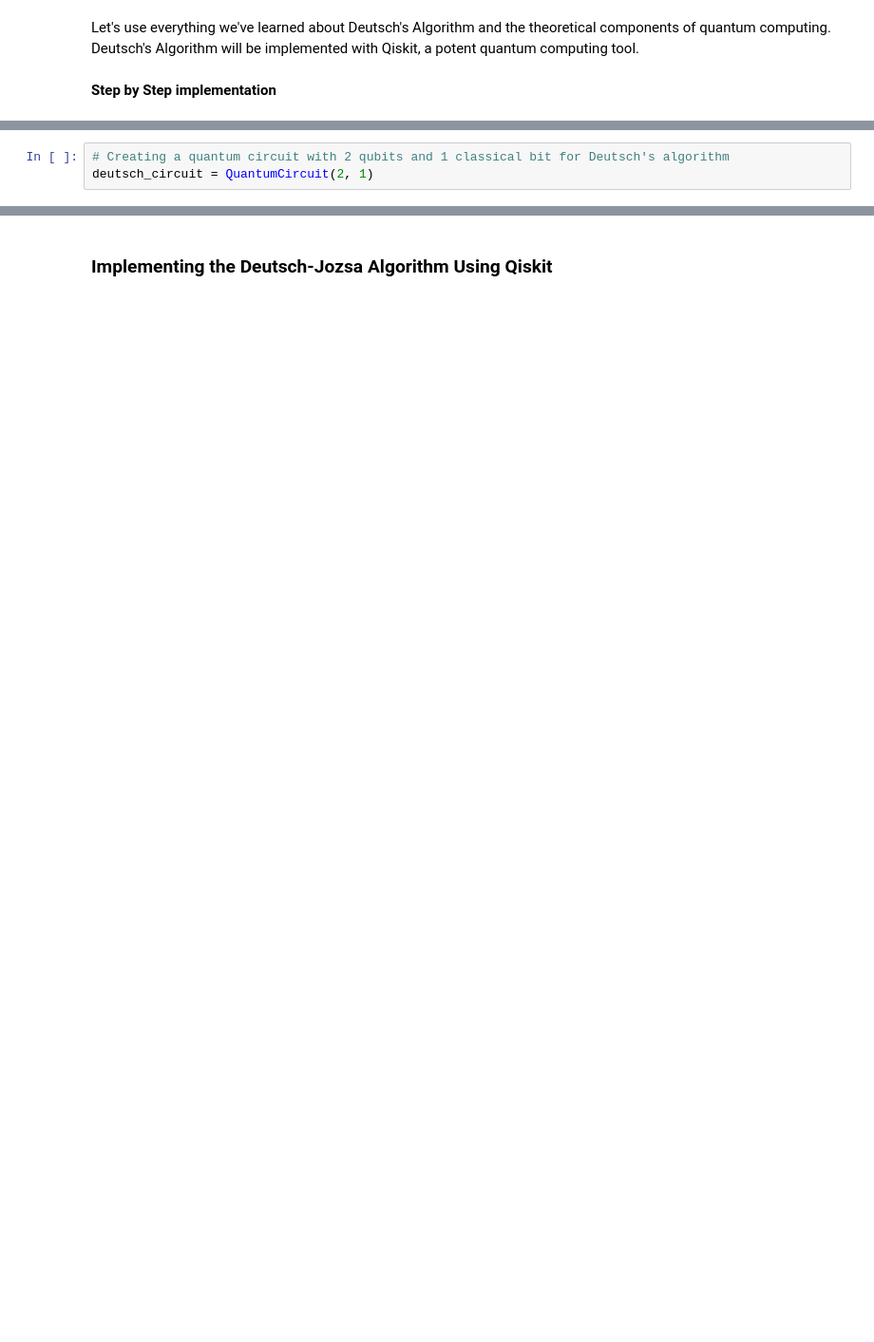
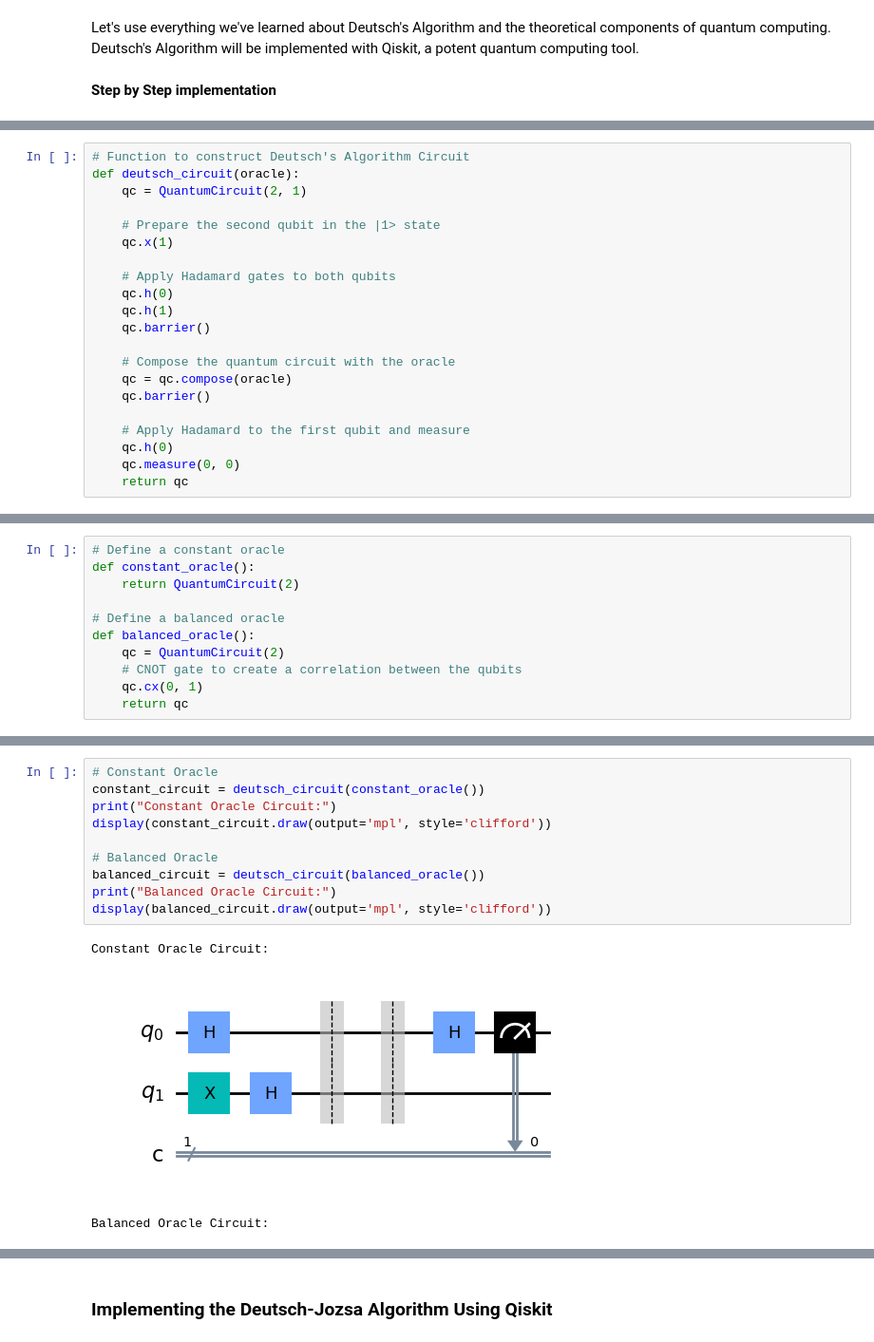
Before and after one commit to RazzaNoonan/EmergingTechnologies, a Jupyter notebook: project.ipynb, the cells around one changed output, grey strips where cells are left out. Shown at 95% size. Saved outputs shown, nothing was run; the diff lists cells and outputs as text; blank space fills up the shorter version.

Commit message:
Enhanced Deutsch's Algorithm & Joza Algorithm Implementation in Qiskit

```diff
--- a/project.ipynb
+++ b/project.ipynb
@@ -146,3 +144,0 @@ _STEP 1:_ Constructing the Quantum Circuit
-# %%
-# Creating a quantum circuit with 2 qubits and 1 classical bit for Deutsch's algorithm
-deutsch_circuit = QuantumCircuit(2, 1)
@@ -205,0 +148,21 @@ Implementing Deutsch's Algorithm provides practical insights into the power of q
+# %%
+# Function to construct Deutsch's Algorithm Circuit
+def deutsch_circuit(oracle):
+    qc = QuantumCircuit(2, 1)
+
+    # Prepare the second qubit in the |1> state
+    qc.x(1)
+
+    # Apply Hadamard gates to both qubits
+    qc.h(0)
+    qc.h(1)
+    qc.barrier()
+
+    # Compose the quantum circuit with the oracle
+    qc = qc.compose(oracle)
+    qc.barrier()
+
+    # Apply Hadamard to the first qubit and measure
+    qc.h(0)
+    qc.measure(0, 0)
+    return qc
@@ -205,0 +172,11 @@ Implementing Deutsch's Algorithm provides practical insights into the power of q
+# %%
+# Define a constant oracle
+def constant_oracle():
+    return QuantumCircuit(2)
+
+# Define a balanced oracle
+def balanced_oracle():
+    qc = QuantumCircuit(2)
+    # CNOT gate to create a correlation between the qubits
+    qc.cx(0, 1)
+    return qc
@@ -205,0 +186,14 @@ Implementing Deutsch's Algorithm provides practical insights into the power of q
+# %%
+# Constant Oracle
+constant_circuit = deutsch_circuit(constant_oracle())
+print("Constant Oracle Circuit:")
+display(constant_circuit.draw(output='mpl', style='clifford'))
+
+# Balanced Oracle
+balanced_circuit = deutsch_circuit(balanced_oracle())
+print("Balanced Oracle Circuit:")
+display(balanced_circuit.draw(output='mpl', style='clifford'))
+# %% [output]
+Constant Oracle Circuit:
+[figure, added]
+Balanced Oracle Circuit:
```
Also changed, not shown: parts of 53 cells of this notebook, 1 other file.
